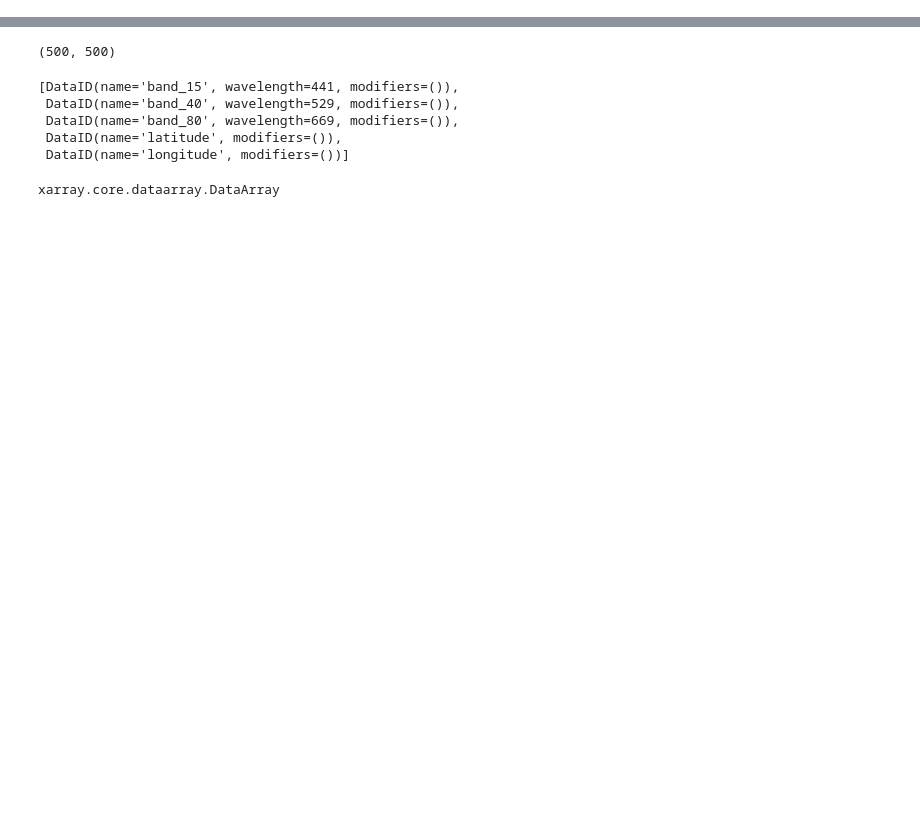
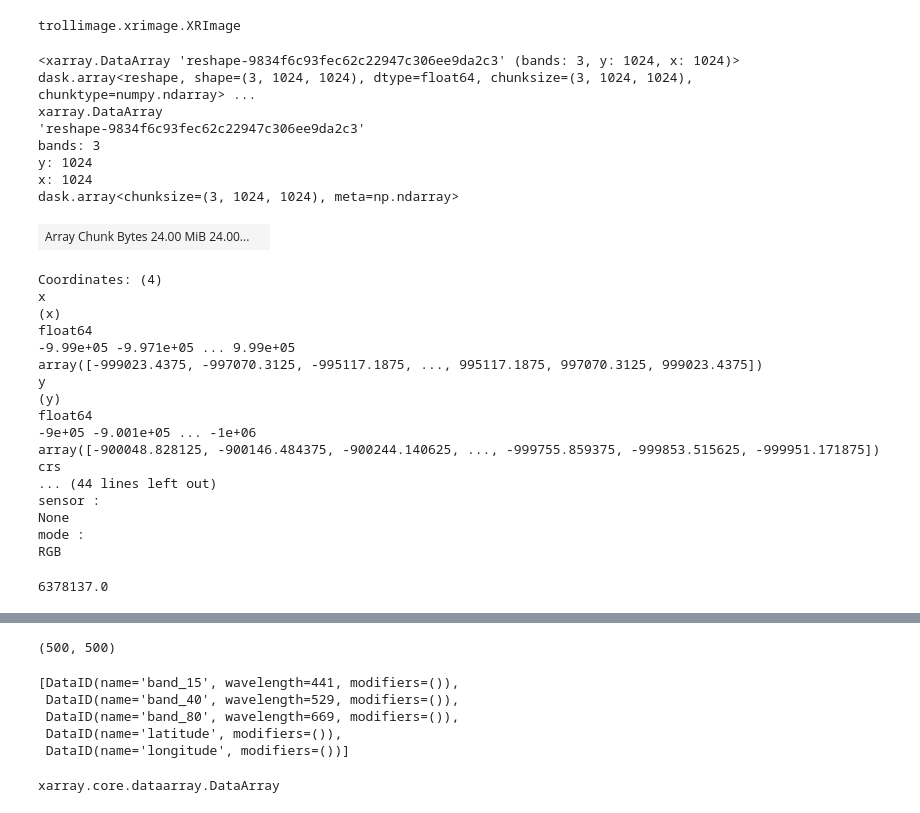
Before and after one commit to NTNU-SmallSat-Lab/hypso-satpy, a Jupyter notebook: notebooks/testing.ipynb, the cells around one changed output, grey strips where cells are left out. Saved outputs shown, nothing was run; the diff lists cells and outputs as text; code cells hidden in the pictures; blank space fills up the shorter version.

Commit message:
Update area files and notebooks

```diff
--- a/notebooks/testing.ipynb
+++ b/notebooks/testing.ipynb
@@ -93,12 +99,17 @@ def write_nc(scene, datasets, name):
 
 files = [nc_file, points_file]
 
-scene = Scene(filenames=files, reader='hypso1_l1a_nc', reader_kwargs={'flip': True})
+scene = Scene(filenames=files, reader='hypso1_l1a_nc')
+#scene = Scene(filenames=files, reader='hypso1_l1a_nc', reader_kwargs={'flip': True})
 datasets = scene.available_dataset_names()
 
 #scene.load(datasets)
-scene.load(['latitude', 'longitude', 'band_80', 'band_40', 'band_15'])
+scene.load(['band_80', 'band_40', 'band_15', 'rgb'])
+#scene.load(['rgb'])
 
-area_def = get_area(scene, bbox=bbox, resolution=resolution)
+#area_def = get_area(scene, bbox=bbox, resolution=resolution)
+
+area_def = load_area('../areas/van_mijenfjorden.yaml', 'sval3')
+#area_def='sval2'
 
 resampled_scene = scene.resample(area_def, resampler='bilinear', fill_value=np.NaN)
@@ -117,0 +121,36 @@ scene.show('overview')
+# %%
+type(img)
+# %% [output]
+trollimage.xrimage.XRImage
+# %%
+resampled_scene['rgb']
+# %% [output]
+<xarray.DataArray 'reshape-9834f6c93fec62c22947c306ee9da2c3' (bands: 3, y: 1024, x: 1024)> dask.array<reshape, shape=(3, 1024, 1024), dtype=float64, chunksize=(3, 1024, 1024), chunktype=numpy.ndarray> ...
+xarray.DataArray
+'reshape-9834f6c93fec62c22947c306ee9da2c3'
+bands: 3
+y: 1024
+x: 1024
+dask.array<chunksize=(3, 1024, 1024), meta=np.ndarray>
+| Array Chunk Bytes 24.00 MiB 24.00... |  |
+Coordinates: (4)
+x
+(x)
+float64
+-9.99e+05 -9.971e+05 ... 9.99e+05
+array([-999023.4375, -997070.3125, -995117.1875, ..., 995117.1875, 997070.3125, 999023.4375])
+y
+(y)
+float64
+-9e+05 -9.001e+05 ... -1e+06
+array([-900048.828125, -900146.484375, -900244.140625, ..., -999755.859375, -999853.515625, -999951.171875])
+crs
+... (44 lines left out)
+sensor :
+None
+mode :
+RGB
+# %%
+scene['band_80'].attrs["area"].crs.ellipsoid.semi_major_metre
+# %% [output]
+6378137.0
```
Also changed, not shown: parts of 7 cells of this notebook, 47 other files.
